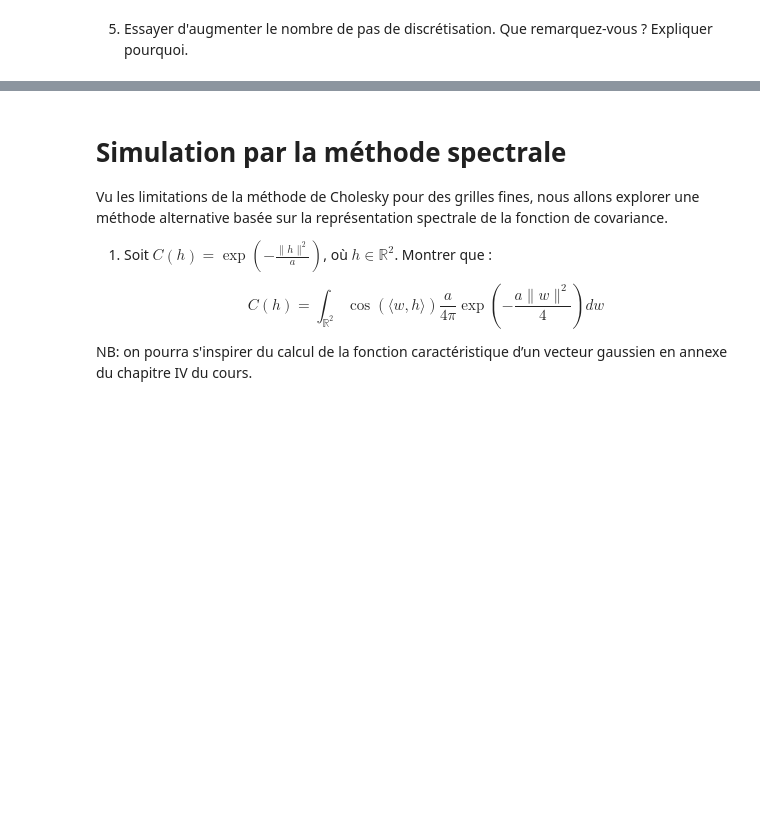
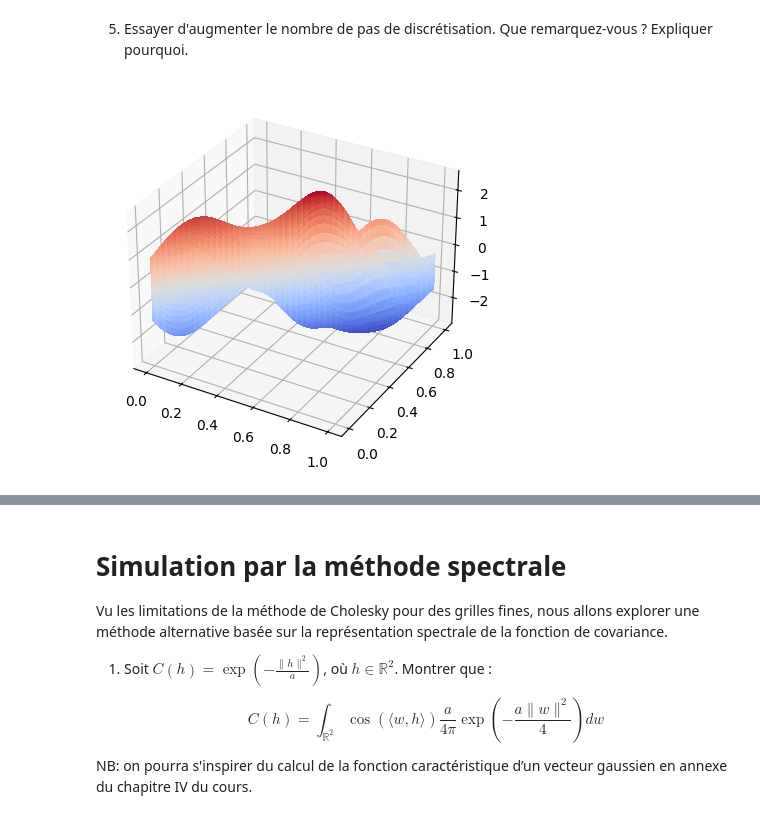
Before and after one commit to noamguillou/Projet-Probabilites, a Jupyter notebook: Projet Probabilités (1).ipynb, the cells around one changed output, grey strips where cells are left out. Cells and saved outputs as stored; diff of their text form; code cells hidden in the pictures; blank space fills up the shorter version.

```diff
--- a/Projet Probabilités (1).ipynb
+++ b/Projet Probabilités (1).ipynb
@@ -76,2 +102,21 @@ def matrice_cov(n,a, sigma2):
 # %% [markdown]
 5. Essayer d'augmenter le nombre de pas de discrétisation. Que remarquez-vous ? Expliquer pourquoi.
+# %%
+# On essaye pour différentes valeurs de n :
+# n = 100
+n = 100
+sigma2 = 1.0
+a = 0.05
+
+matrice = matrice_cov(n, a, sigma2)
+L = decompo_Cholesky(matrice)
+Y = np.random.normal(0,1, size=len(matrice))
+Z = L @ Y
+grille = Z.reshape(n,n)
+A = np.linspace(0, 1, n, endpoint=True)
+B = np.linspace(0, 1, n, endpoint=True)
+fig, ax = plt.subplots(subplot_kw={"projection": "3d"})
+surf = ax.plot_surface(A, B, grille, cmap=cm.coolwarm,linewidth=0, antialiased=False)
+plt.show()
+# %% [output]
+[figure, added]
```
Also changed, not shown: parts of 5 cells of this notebook.
